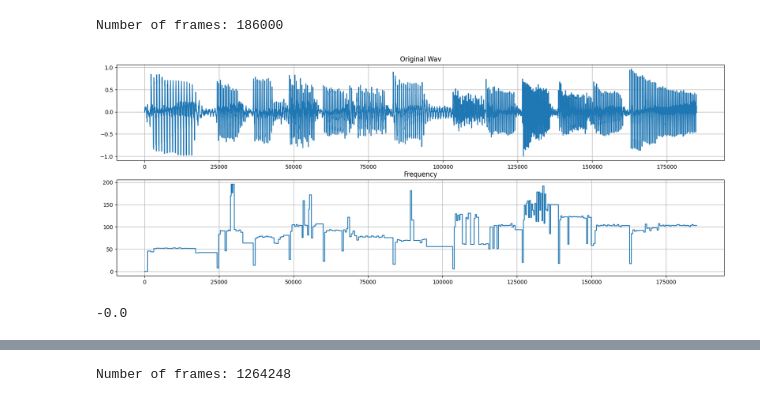
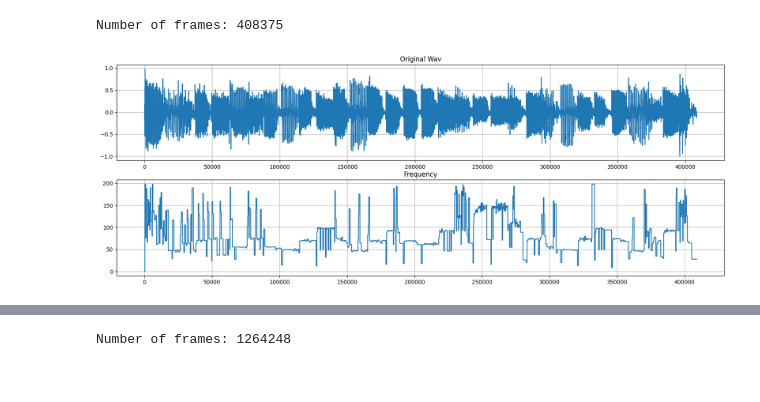
Before and after one commit to fletchjeff/prex_pedal, a Jupyter notebook: Prex Explorer.ipynb, the cells around one changed output, grey strips where cells are left out. Saved outputs shown, nothing was run; the diff lists cells and outputs as text; code cells hidden in the pictures.

```diff
--- a/Prex Explorer.ipynb
+++ b/Prex Explorer.ipynb
@@ -7,13 +12,33 @@ from IPython.display import Audio
+# %%
+
+def low_pass_filter(data, cutoff_freq, sample_rate, order=4):
+    nyquist = 0.5 * sample_rate
+    normal_cutoff = cutoff_freq / nyquist
+    b, a = butter(order, normal_cutoff, btype='low', analog=False)
+    filtered_signal = filtfilt(b, a, data)
+    return filtered_signal
 # %%
-step = 50000
+
+step = 0000
 plt.figure(figsize=(12, 4))
 spf = wave.open("16bit/Dee light.wav", "rb")
 signal = spf.readframes(spf.getnframes())
-osc_bytes = signal[step:step+8000]
+osc_bytes = signal[step:step+20000]
 osc_np = np.frombuffer(osc_bytes,dtype="int16")
-osc_np_norm = osc_np/(2 ** 16/2)
+osc_np_norm = osc_np/(2 ** 16/2) #normalised from -1 to 1
+auto_osc_np = np.correlate(osc_np,osc_np,mode='full')
+auto_osc_half = auto_osc_np[auto_osc_np.size//2:]
+
+sample_rate = 44100  # Replace with your actual sample rate
+cutoff_freq = 100.0  # Define a reasonable cutoff frequency for the envelope
+rectified_signal = np.abs(osc_np_norm)
+# Apply the low-pass filter to get the envelope
+envelope = low_pass_filter(rectified_signal, cutoff_freq, sample_rate)
+
 plt.plot(osc_np_norm)
-plt.plot(abs(np.diff(osc_np_norm,n=1)*20))
+plt.plot(envelope)
+#plt.plot(auto_osc_half)
+#plt.plot(abs(np.diff(osc_np_norm,n=1)*20))
 plt.grid()
 plt.show()
 # %% [output]
@@ -82,7 +134,7 @@ current_max = 0
 
 # Loads the wavefile into the frames `spf`
 #spf = wave.open("16bit/Dee light.wav", "rb")
-spf = wave.open("16bit/Dee light.wav", "rb")
+spf = wave.open("16bit/Get Started.wav", "rb")
 
 # Converts the frames into a byte array then into a numpy array and normalizes it
 no_of_frames = spf.getnframes()
@@ -98,8 +150,8 @@ envelope = 0
 current_envelope_slope = 0
 counter = 0
 
-ranger = no_of_frames #10000000# len(osc_np_norm)
-for i in range(0, end_point):
+ranger = no_of_frames-1 #10000000# len(osc_np_norm)
+for i in range(0, ranger):
     if (frequency_array[0] - frequency_array[1]) > 0:
         counter_array.append(sample_rate/(frequency_array[0] - frequency_array[1]))
     else:
@@ -140,36 +192,32 @@ for i in range(0, end_point):
         else:
             maxes.append(0)
             last_max = current_max
             count_state = True
     else:
         wav_slope.append(0)
         maxes.append(0)
 
     # Smooth the envelope by using the `slew` function
     envelope = slew(envelope, wav_slope[i],attack_coeff=attack_coeff, release_coeff=release_coeff)
 
     if (count_state):
         counter += 1
     frequency_counter += 1
 
     #print(f"{i}: {wav_values[i]} - {wav_slope[i]} - {wav_envelope[i]} - {maxes[i]}")# - {wav_envelope_non_linear[i]}")
 
 fig, axs = plt.subplots(2,1,figsize=(20,7))
 axs[0].plot(wav_values)
 axs[0].title.set_text("Original Wav")
 # axs[1].plot(smoothed_slope_plus_original)
 # axs[1].title.set_text("Smoothed Envelope + Original Wav")
 # axs[2].plot(maxes)
 # axs[2].title.set_text("Maxes")
 axs[1].plot(counter_array)
 axs[1].title.set_text("Frequency")
 axs[0].grid()
 axs[1].grid()
 #axs[2].grid()
 # %% [output]
-Number of frames: 186000
+Number of frames: 408375
-[figure, old version]
+[figure, new version]
-# %%
-smoothed_slope_plus_original[1]
-# %% [output]
--0.0
```
Also changed, not shown: parts of 8 cells of this notebook, 2 other files.
